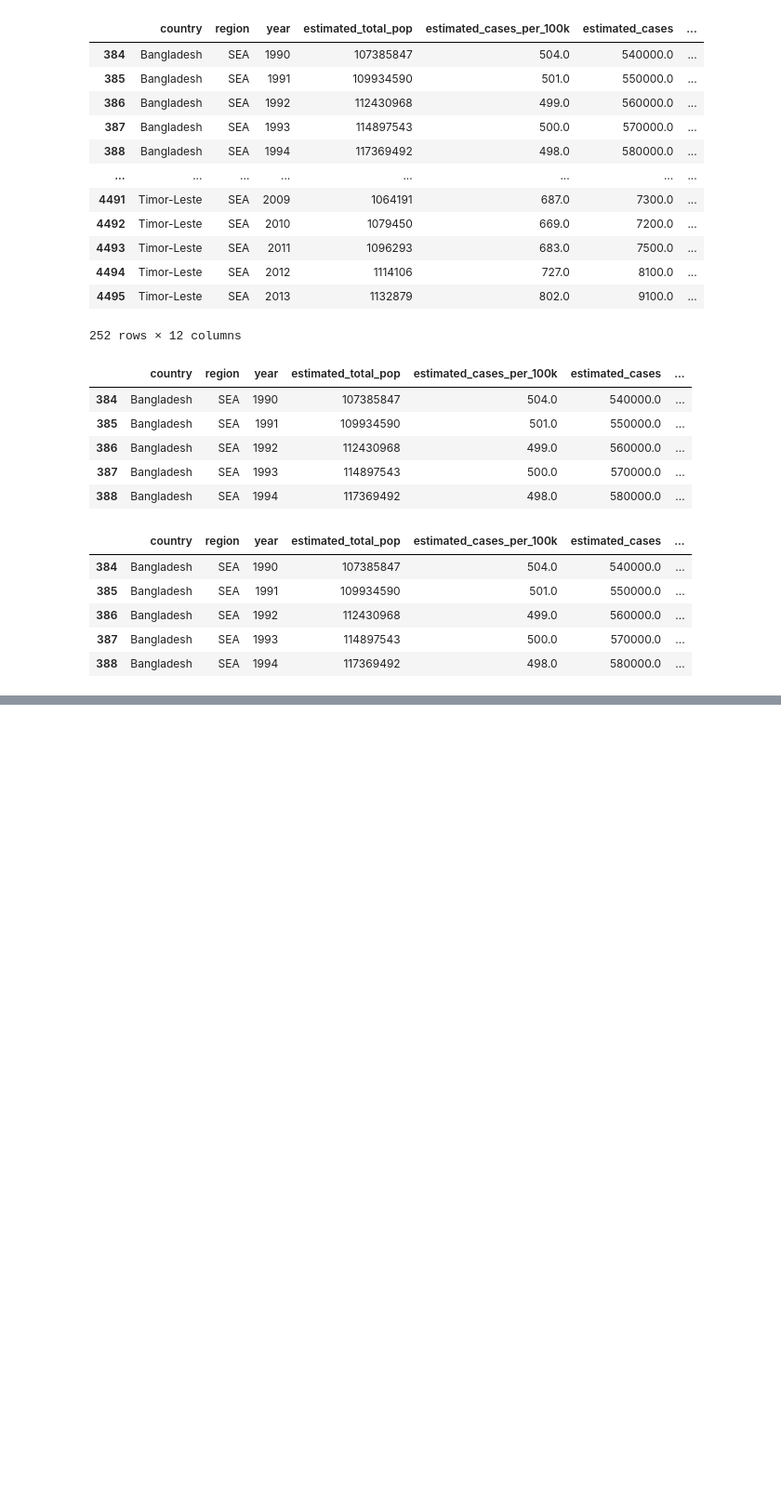
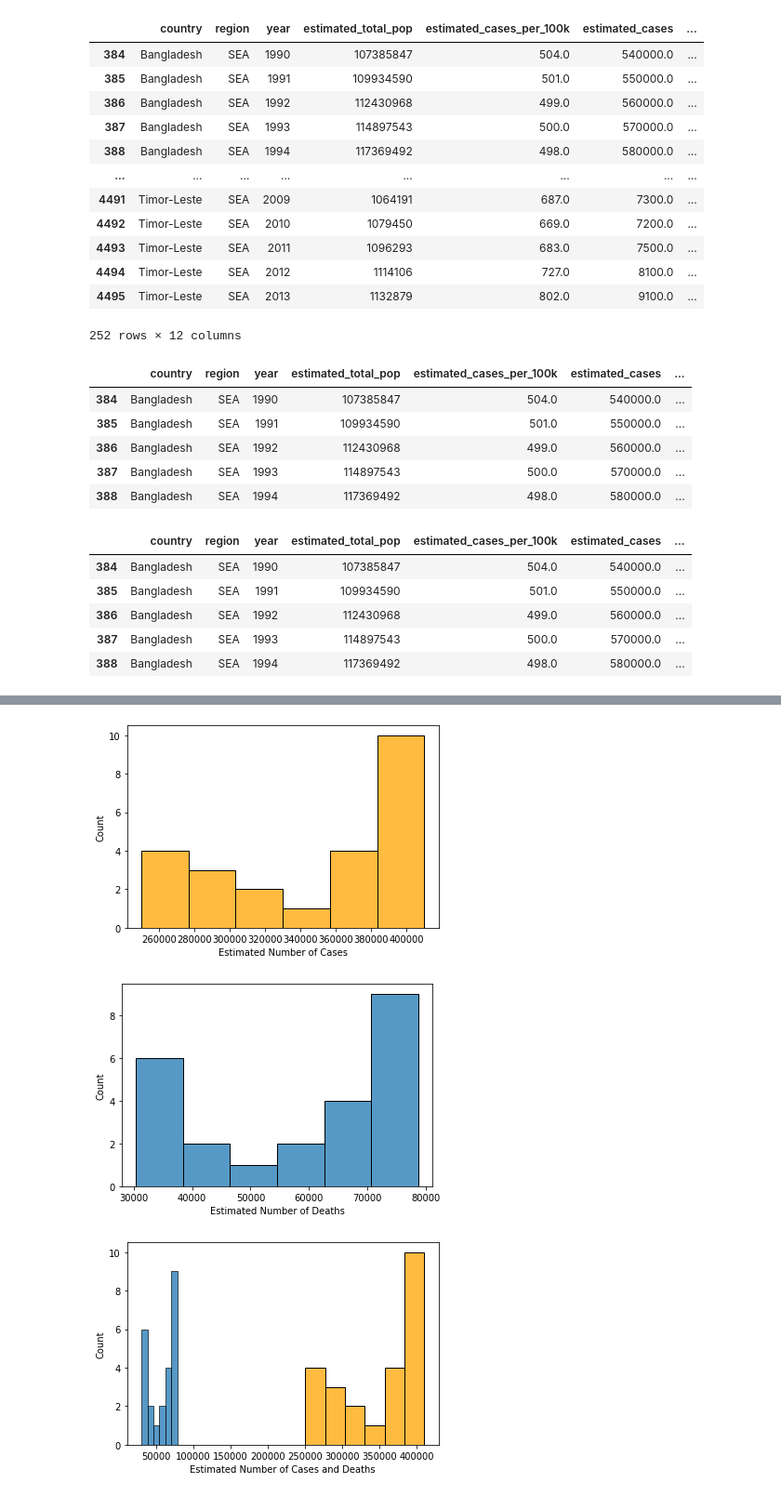
Before and after one commit to JenniferMLewis/Methodologies-I-Individual-Project, a Jupyter notebook: initial.ipynb, the cells around one changed output, grey strips where cells are left out. Shown at 93% size. Drawn from its saved outputs; the diff is of its cells as text; code cells hidden in the pictures; blank space fills up the shorter version.

```diff
--- a/initial.ipynb
+++ b/initial.ipynb
@@ -450,0 +813,44 @@ df.head()
+# %%
+def histoplots(df):
+    '''
+    Takes a Dataframe and plots out the histograms for Myanmar's Estimated cases and deaths. As well as one with both Variables.
+    '''
+    sns.histplot(data= df, x='estimated_cases',color = 'orange')
+    plt.xlabel("Estimated Number of Cases")
+    plt.show()
+    sns.histplot(data= df, x='estimated_deaths')
+    plt.xlabel("Estimated Number of Deaths")
+    plt.show()
+    sns.histplot(data= df, x='estimated_cases', color = 'orange')
+    sns.histplot(data= df, x='estimated_deaths')
+    plt.xlabel('Estimated Number of Cases and Deaths')
+    plt.show()
+
+def correlation(df):
+    '''
+    Takes in a dataframe
+    Returns the corr, p from stats.pearsonr for estimated_cases, and estimated_deaths.
+    '''
+    corr, p = stats.pearsonr(df.estimated_cases, df.estimated_deaths)
+    print (f'''Correlation : {corr}
+    p-value : {p}''')
+    df.plot.scatter('estimated_cases', 'estimated_deaths')
+    plt.title("Estimaed Cases of TB vs. Estimated Deaths from TB")
+    plt.text(250_000, 75_000, f'corr = {corr:.3f}')
+    plt.show()
+
+    plt.plot(df.estimated_cases, df.estimated_deaths)
+    plt.title('Estimated Cases of TB vs Estimated Deaths from TB')
+    plt.xlabel('Estimated Cases')
+    plt.ylabel('Estimated Deaths')
+
+    plt.text(250_000, 75_000, f'corr = {corr:.2f}')
+    plt.text(290_000, 75_000, f'p = {p:e}')
+    plt.show()
+    return corr, p
+# %%
+histoplots(df)
+# %% [output]
+[figure, added]
+[figure, added]
+[figure, added]
```
Also changed, not shown: parts of 41 cells of this notebook, 1 other file.
